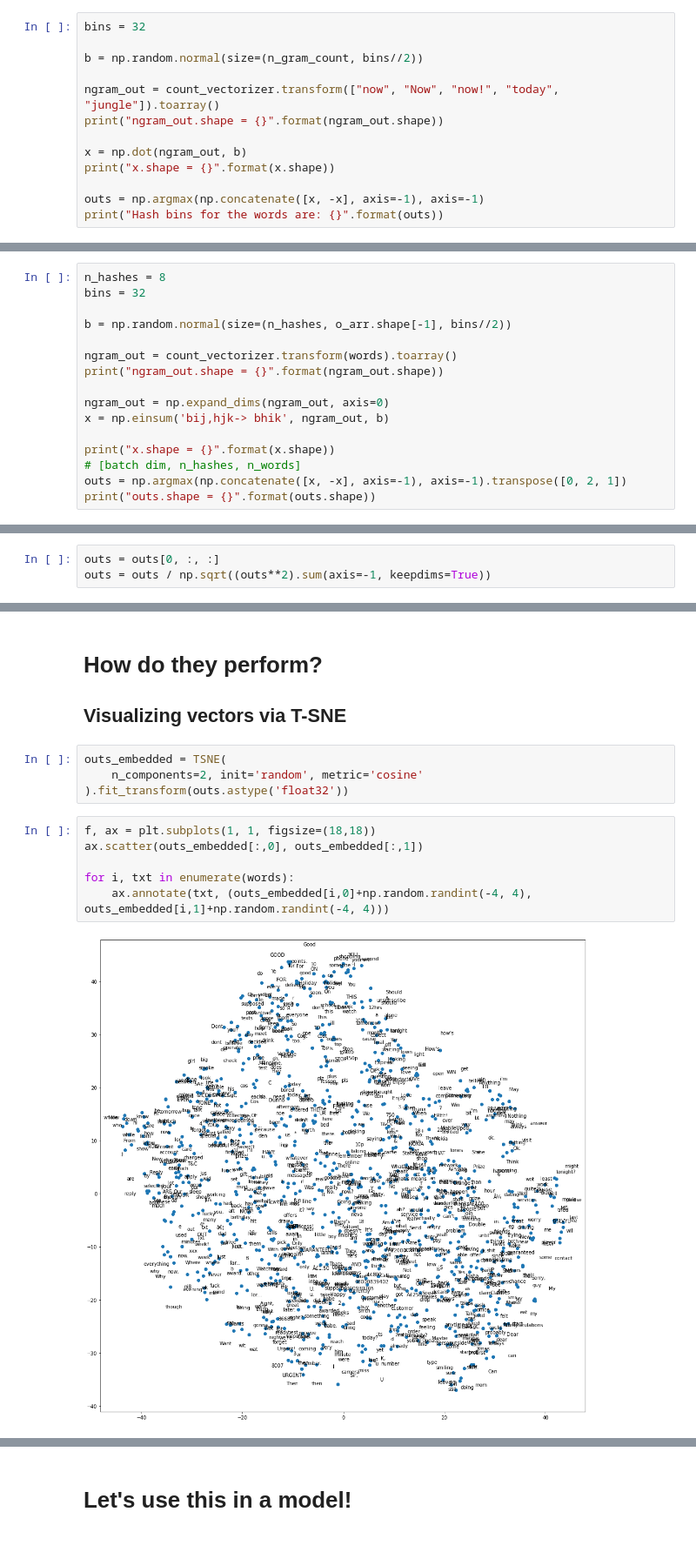
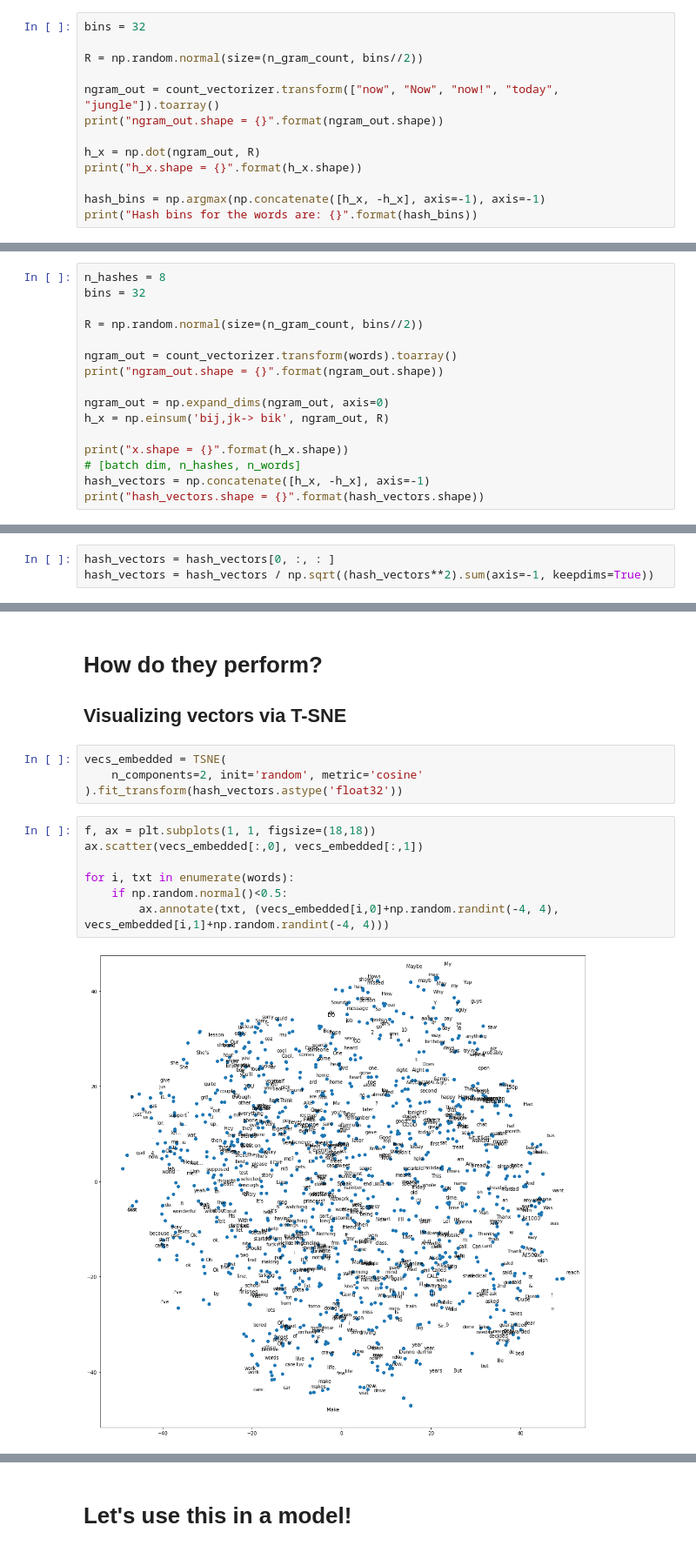
Before and after one commit to thushv89/packt_nlp_tensorflow_2, a Jupyter notebook: Misc/Hash2Vec-One_liner_word_vectors.ipynb, the cells around one changed output, grey strips where cells are left out. Shown at 87% size. Saved outputs shown, nothing was run; the diff lists cells and outputs as text.

```diff
--- a/Misc/Hash2Vec-One_liner_word_vectors.ipynb
+++ b/Misc/Hash2Vec-One_liner_word_vectors.ipynb
@@ -148,14 +162,14 @@ Transformed test set shape: (500, 15, 1583)
 # %%
 bins = 32
 
-b = np.random.normal(size=(n_gram_count, bins//2))
+R = np.random.normal(size=(n_gram_count, bins//2))
 
 ngram_out = count_vectorizer.transform(["now", "Now", "now!", "today", "jungle"]).toarray()
 print("ngram_out.shape = {}".format(ngram_out.shape))
 
-x = np.dot(ngram_out, b)
-print("x.shape = {}".format(x.shape))
+h_x = np.dot(ngram_out, R)
+print("h_x.shape = {}".format(h_x.shape))
 
-outs = np.argmax(np.concatenate([x, -x], axis=-1), axis=-1)
-print("Hash bins for the words are: {}".format(outs))
+hash_bins = np.argmax(np.concatenate([h_x, -h_x], axis=-1), axis=-1)
+print("Hash bins for the words are: {}".format(hash_bins))
 # %% [output]
@@ -168,16 +211,16 @@ Hash bins for the words are: [ 0  0  8  1 21]
 n_hashes = 8
 bins = 32
 
-b = np.random.normal(size=(n_hashes, o_arr.shape[-1], bins//2))
+R = np.random.normal(size=(n_gram_count, bins//2))
 
 ngram_out = count_vectorizer.transform(words).toarray()
 print("ngram_out.shape = {}".format(ngram_out.shape))
 
 ngram_out = np.expand_dims(ngram_out, axis=0)
-x = np.einsum('bij,hjk-> bhik', ngram_out, b)
+h_x = np.einsum('bij,jk-> bik', ngram_out, R)
 
-print("x.shape = {}".format(x.shape))
+print("x.shape = {}".format(h_x.shape))
 # [batch dim, n_hashes, n_words]
-outs = np.argmax(np.concatenate([x, -x], axis=-1), axis=-1).transpose([0, 2, 1])
-print("outs.shape = {}".format(outs.shape))
+hash_vectors = np.concatenate([h_x, -h_x], axis=-1)
+print("hash_vectors.shape = {}".format(hash_vectors.shape))
 # %% [output]
@@ -187,7 +230,7 @@ outs.shape = (1, 1000, 8)
 # %% [markdown]
 ## Normalize to unit length
 # %%
-outs = outs[0, :, :]
-outs = outs / np.sqrt((outs**2).sum(axis=-1, keepdims=True))
+hash_vectors = hash_vectors[0, :, : ]
+hash_vectors = hash_vectors / np.sqrt((hash_vectors**2).sum(axis=-1, keepdims=True))
 # %% [markdown]
 ## Viola: Hash based word vectors
@@ -212,17 +255,18 @@ array([[0.27874926, 0.1286535 , 0.1286535 , ..., 0.30019151, 0.38596051,
 
 ## Visualizing vectors via T-SNE
 # %%
-outs_embedded = TSNE(
+vecs_embedded = TSNE(
     n_components=2, init='random', metric='cosine'
-).fit_transform(outs.astype('float32'))
+).fit_transform(hash_vectors.astype('float32'))
 # %%
 f, ax = plt.subplots(1, 1, figsize=(18,18))
-ax.scatter(outs_embedded[:,0], outs_embedded[:,1])
+ax.scatter(vecs_embedded[:,0], vecs_embedded[:,1])
 
 for i, txt in enumerate(words):
-    ax.annotate(txt, (outs_embedded[i,0]+np.random.randint(-4, 4), outs_embedded[i,1]+np.random.randint(-4, 4)))
+    if np.random.normal()<0.5:
+        ax.annotate(txt, (vecs_embedded[i,0]+np.random.randint(-4, 4), vecs_embedded[i,1]+np.random.randint(-4, 4)))
 # %% [output]
-[figure, old version]
+[figure, new version]
 # %% [markdown]
 ## Print similar words
 
```
Also changed, not shown: parts of 28 cells of this notebook.
